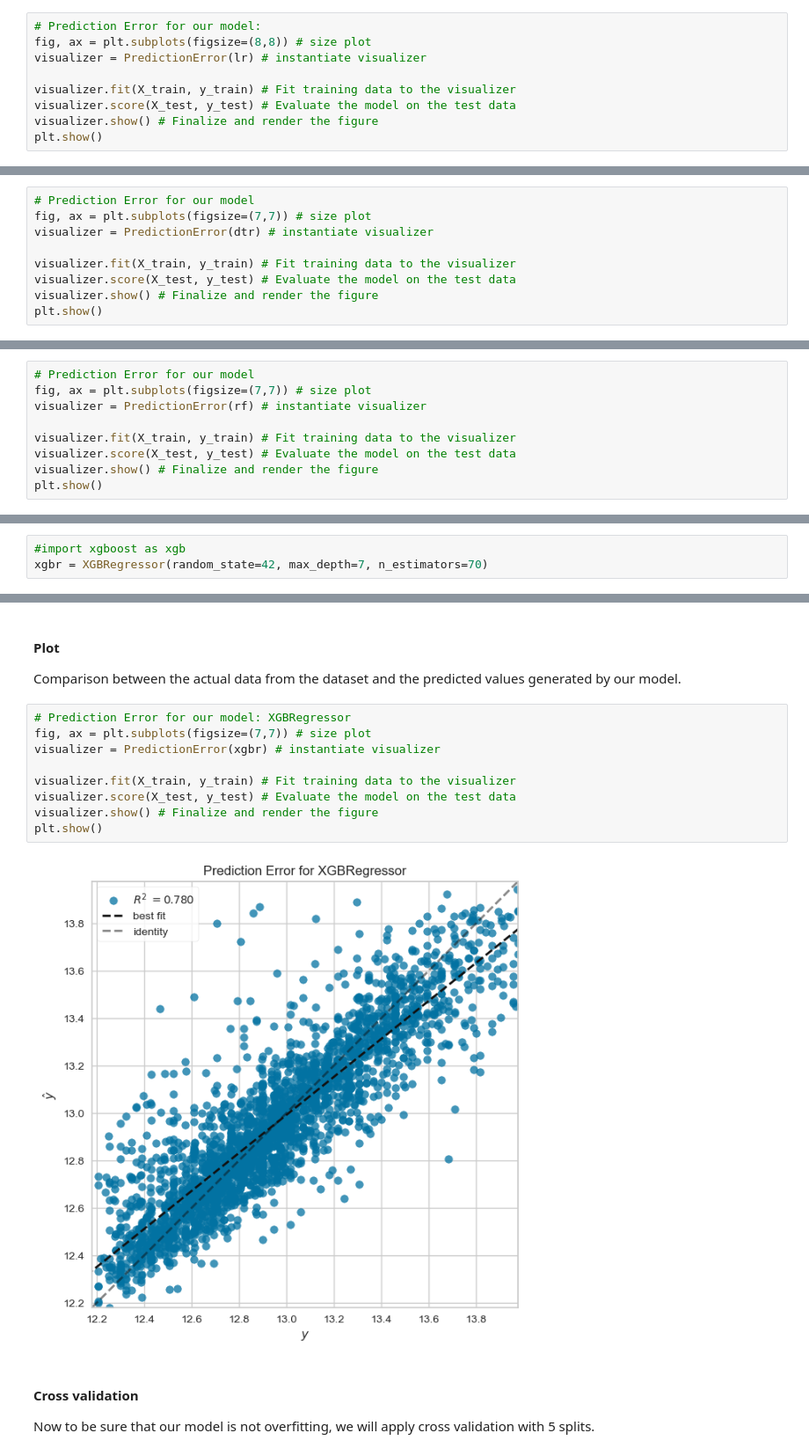
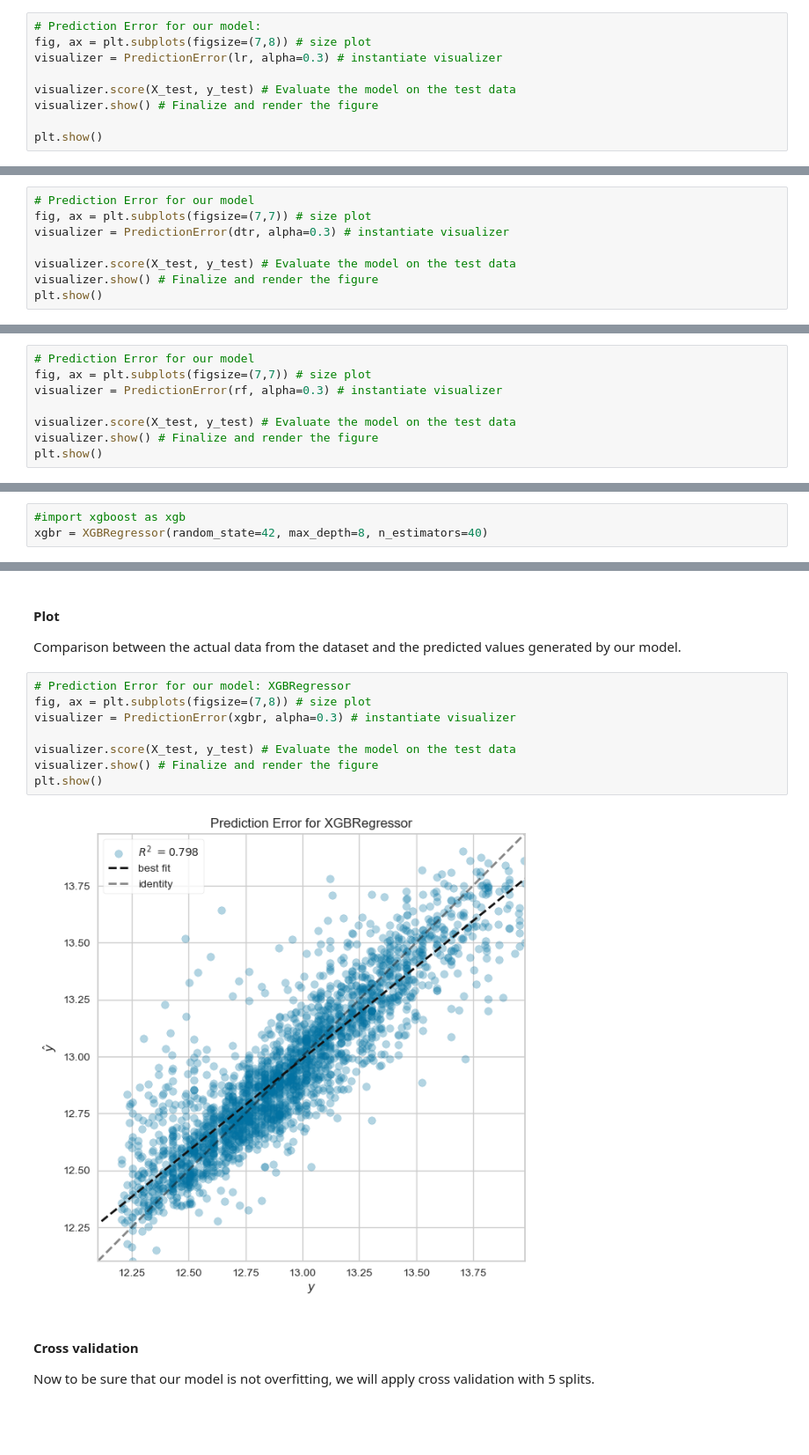
Before and after one commit to hixtape1212/Group1Capstone, a Jupyter notebook: LinearRegressionAnalysis.ipynb, the cells around one changed output, grey strips where cells are left out. Shown at 88% size. Saved outputs shown, nothing was run; the diff lists cells and outputs as text; blank space fills up the shorter version.

```diff
--- a/LinearRegressionAnalysis.ipynb
+++ b/LinearRegressionAnalysis.ipynb
@@ -259,11 +397,11 @@ R^2: 0.6
 Comparison between the actual data from the dataset and the predicted values generated by our model.
 # %%
 # Prediction Error for our model:
-fig, ax = plt.subplots(figsize=(8,8)) # size plot
-visualizer = PredictionError(lr) # instantiate visualizer
+fig, ax = plt.subplots(figsize=(7,8)) # size plot
+visualizer = PredictionError(lr, alpha=0.3) # instantiate visualizer
 
-visualizer.fit(X_train, y_train) # Fit training data to the visualizer
 visualizer.score(X_test, y_test) # Evaluate the model on the test data
 visualizer.show() # Finalize and render the figure
+
 plt.show()
 # %% [output]
@@ -300,9 +438,8 @@ Comparison between the actual data from the dataset and the predicted values gen
 # %%
 # Prediction Error for our model
 fig, ax = plt.subplots(figsize=(7,7)) # size plot
-visualizer = PredictionError(dtr) # instantiate visualizer
+visualizer = PredictionError(dtr, alpha=0.3) # instantiate visualizer
 
-visualizer.fit(X_train, y_train) # Fit training data to the visualizer
 visualizer.score(X_test, y_test) # Evaluate the model on the test data
 visualizer.show() # Finalize and render the figure
 plt.show()
@@ -355,9 +492,8 @@ Comparison between the actual data from the dataset and the predicted values gen
 # %%
 # Prediction Error for our model
 fig, ax = plt.subplots(figsize=(7,7)) # size plot
-visualizer = PredictionError(rf) # instantiate visualizer
+visualizer = PredictionError(rf, alpha=0.3) # instantiate visualizer
 
-visualizer.fit(X_train, y_train) # Fit training data to the visualizer
 visualizer.score(X_test, y_test) # Evaluate the model on the test data
 visualizer.show() # Finalize and render the figure
 plt.show()
@@ -383,7 +519,7 @@ Mean R^2: 0.765
 ## XGBoost Regressor
 # %%
 #import xgboost as xgb
-xgbr = XGBRegressor(random_state=42, max_depth=7, n_estimators=70)
+xgbr = XGBRegressor(random_state=42, max_depth=8, n_estimators=40)
 # %%
 xgbr.fit(X_train, y_train)
 # %% [output]
@@ -418,15 +554,14 @@ R^2: 0.78
 Comparison between the actual data from the dataset and the predicted values generated by our model.
 # %%
 # Prediction Error for our model: XGBRegressor
-fig, ax = plt.subplots(figsize=(7,7)) # size plot
-visualizer = PredictionError(xgbr) # instantiate visualizer
+fig, ax = plt.subplots(figsize=(7,8)) # size plot
+visualizer = PredictionError(xgbr, alpha=0.3) # instantiate visualizer
 
-visualizer.fit(X_train, y_train) # Fit training data to the visualizer
 visualizer.score(X_test, y_test) # Evaluate the model on the test data
 visualizer.show() # Finalize and render the figure
 plt.show()
 # %% [output]
-[figure, old version]
+[figure, new version]
 # %% [markdown]
 #### Cross validation
 Now to be sure that our model is not overfitting, we will apply cross validation with 5 splits.
```
Also changed, not shown: parts of 50 cells of this notebook, 3 other files.
